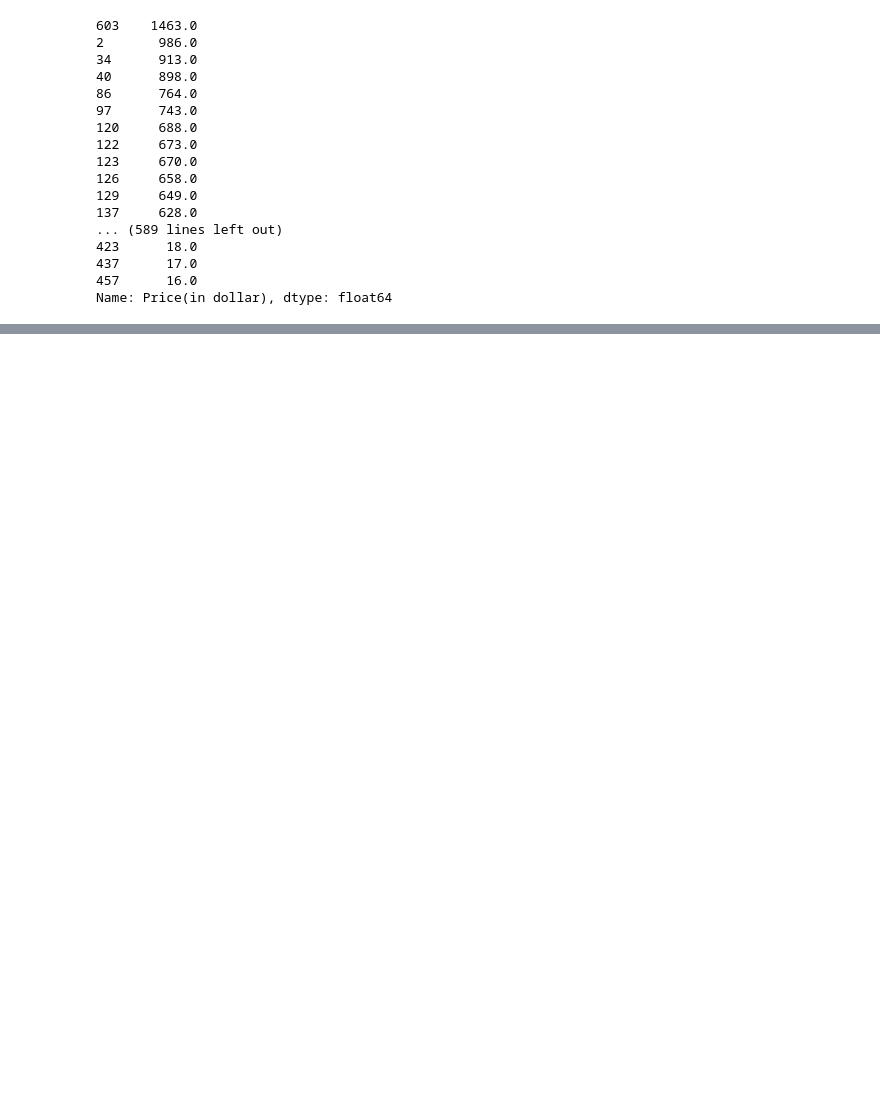
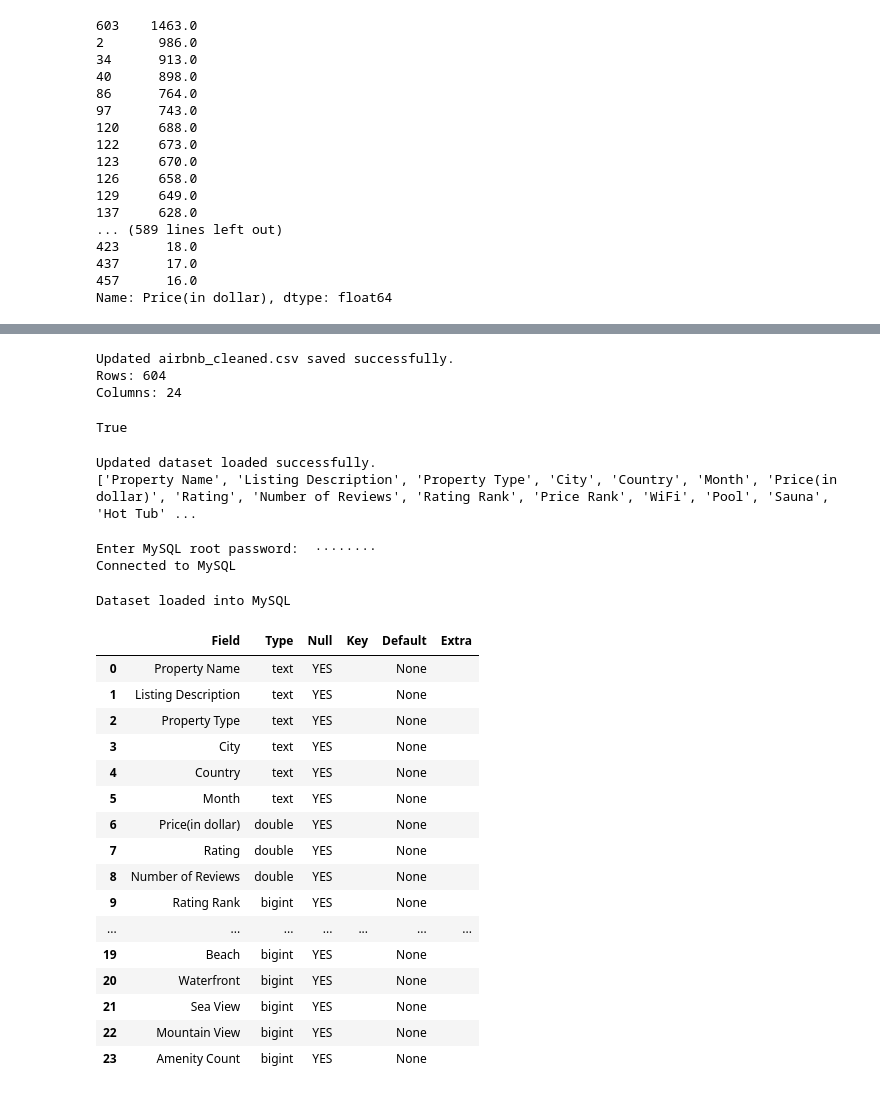
Before and after one commit to jannoelvero/first_project, a Jupyter notebook: notebooks/load_and_clean_data.ipynb, the cells around one changed output, grey strips where cells are left out. Drawn from its saved outputs; the diff is of its cells as text; code cells hidden in the pictures; blank space fills up the shorter version.

```diff
--- a/notebooks/load_and_clean_data.ipynb
+++ b/notebooks/load_and_clean_data.ipynb
@@ -723,0 +968,75 @@ airbnb.sort_values(
+# %%
+airbnb.to_csv("airbnb_cleaned.csv", index=False)
+
+print("Updated airbnb_cleaned.csv saved successfully.")
+print("Rows:", airbnb.shape[0])
+print("Columns:", airbnb.shape[1])
+# %% [output]
+Updated airbnb_cleaned.csv saved successfully.
+Rows: 604
+Columns: 24
+# %%
+import os
+
+print(os.path.exists("airbnb_cleaned.csv"))
+# %% [output]
+True
+# %%
+import pandas as pd
+
+airbnb = pd.read_csv("airbnb_cleaned.csv")
+
+print("Updated dataset loaded successfully.")
+print(airbnb.columns.tolist())
+# %% [output]
+Updated dataset loaded successfully.
+['Property Name', 'Listing Description', 'Property Type', 'City', 'Country', 'Month', 'Price(in dollar)', 'Rating', 'Number of Reviews', 'Rating Rank', 'Price Rank', 'WiFi', 'Pool', 'Sauna', 'Hot Tub' ...
+# %%
+# SQL Integration
+from sqlalchemy import create_engine
+from getpass import getpass
+
+password = getpass("Enter MySQL root password: ")
+
+engine = create_engine(
+    f"mysql+pymysql://root:{password}@localhost/airbnb_project"
+)
+
+print("Connected to MySQL")
+# %% [output]
+Enter MySQL root password:  ········
+Connected to MySQL
+# %%
+airbnb.to_sql(
+    "airbnb_listings",
+    con=engine,
+    if_exists="replace",
+    index=False
+)
+
+print("Dataset loaded into MySQL")
+# %% [output]
+Dataset loaded into MySQL
+# %%
+pd.read_sql(
+    "SHOW COLUMNS FROM airbnb_listings;",
+    engine
+)
+# %% [output]
+|  | Field | Type | Null | Key | Default | Extra |
+| 0 | Property Name | text | YES |  | None |  |
+| 1 | Listing Description | text | YES |  | None |  |
+| 2 | Property Type | text | YES |  | None |  |
+| 3 | City | text | YES |  | None |  |
+| 4 | Country | text | YES |  | None |  |
+| 5 | Month | text | YES |  | None |  |
+| 6 | Price(in dollar) | double | YES |  | None |  |
+| 7 | Rating | double | YES |  | None |  |
+| 8 | Number of Reviews | double | YES |  | None |  |
+| 9 | Rating Rank | bigint | YES |  | None |  |
+| ... | ... | ... | ... | ... | ... | ... |
+| 19 | Beach | bigint | YES |  | None |  |
+| 20 | Waterfront | bigint | YES |  | None |  |
+| 21 | Sea View | bigint | YES |  | None |  |
+| 22 | Mountain View | bigint | YES |  | None |  |
+| 23 | Amenity Count | bigint | YES |  | None |  |
```
Also changed, not shown: parts of 49 cells of this notebook, 26 other files.
